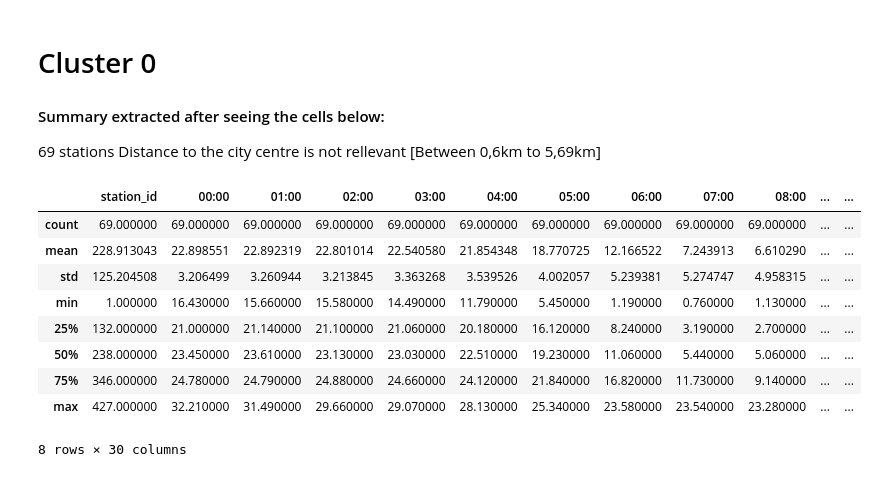
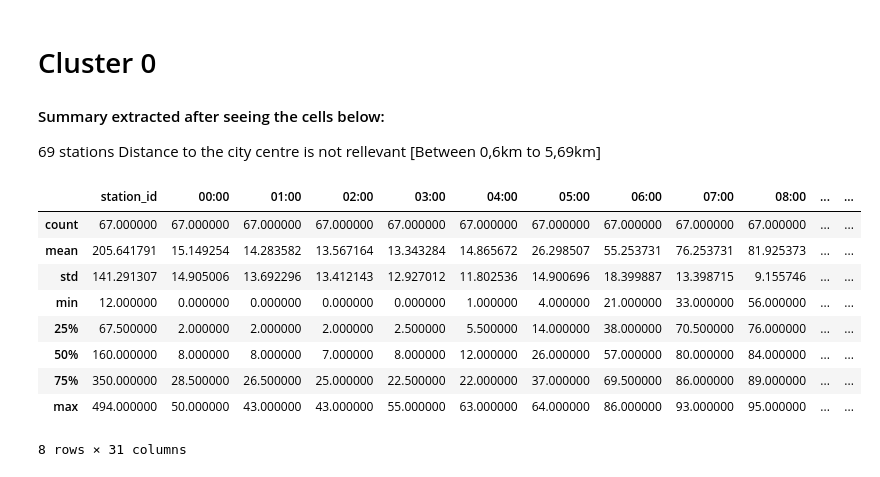
Before and after one commit to jaumevr15/Bicing-Stations-Analysis, a Jupyter notebook: your-project/code/3_cluster_analysis.ipynb, the cells around one changed output. Drawn from its saved outputs; the diff is of its cells as text; code cells hidden in the pictures.

```diff
--- a/your-project/code/3_cluster_analysis.ipynb
+++ b/your-project/code/3_cluster_analysis.ipynb
@@ -35,16 +35,16 @@ There are 5 different clusters, where 4 of them have similar values (67-88) and
 69 stations
 Distance to the city centre is not rellevant [Between 0,6km to 5,69km]
 # %%
-clusters[clusters.labels == 0].describe()
+clusters[clusters.labels == 2].describe()
 # %% [output]
 |  | station_id | 00:00 | 01:00 | 02:00 | 03:00 | 04:00 | 05:00 | 06:00 | 07:00 | 08:00 | ... | ... |
-| count | 69.000000 | 69.000000 | 69.000000 | 69.000000 | 69.000000 | 69.000000 | 69.000000 | 69.000000 | 69.000000 | 69.000000 | ... | ... |
-| mean | 228.913043 | 22.898551 | 22.892319 | 22.801014 | 22.540580 | 21.854348 | 18.770725 | 12.166522 | 7.243913 | 6.610290 | ... | ... |
-| std | 125.204508 | 3.206499 | 3.260944 | 3.213845 | 3.363268 | 3.539526 | 4.002057 | 5.239381 | 5.274747 | 4.958315 | ... | ... |
-| min | 1.000000 | 16.430000 | 15.660000 | 15.580000 | 14.490000 | 11.790000 | 5.450000 | 1.190000 | 0.760000 | 1.130000 | ... | ... |
-| 25% | 132.000000 | 21.000000 | 21.140000 | 21.100000 | 21.060000 | 20.180000 | 16.120000 | 8.240000 | 3.190000 | 2.700000 | ... | ... |
-| 50% | 238.000000 | 23.450000 | 23.610000 | 23.130000 | 23.030000 | 22.510000 | 19.230000 | 11.060000 | 5.440000 | 5.060000 | ... | ... |
-| 75% | 346.000000 | 24.780000 | 24.790000 | 24.880000 | 24.660000 | 24.120000 | 21.840000 | 16.820000 | 11.730000 | 9.140000 | ... | ... |
-| max | 427.000000 | 32.210000 | 31.490000 | 29.660000 | 29.070000 | 28.130000 | 25.340000 | 23.580000 | 23.540000 | 23.280000 | ... | ... |
+| count | 67.000000 | 67.000000 | 67.000000 | 67.000000 | 67.000000 | 67.000000 | 67.000000 | 67.000000 | 67.000000 | 67.000000 | ... | ... |
+| mean | 205.641791 | 15.149254 | 14.283582 | 13.567164 | 13.343284 | 14.865672 | 26.298507 | 55.253731 | 76.253731 | 81.925373 | ... | ... |
+| std | 141.291307 | 14.905006 | 13.692296 | 13.412143 | 12.927012 | 11.802536 | 14.900696 | 18.399887 | 13.398715 | 9.155746 | ... | ... |
+| min | 12.000000 | 0.000000 | 0.000000 | 0.000000 | 0.000000 | 1.000000 | 4.000000 | 21.000000 | 33.000000 | 56.000000 | ... | ... |
+| 25% | 67.500000 | 2.000000 | 2.000000 | 2.000000 | 2.500000 | 5.500000 | 14.000000 | 38.000000 | 70.500000 | 76.000000 | ... | ... |
+| 50% | 160.000000 | 8.000000 | 8.000000 | 7.000000 | 8.000000 | 12.000000 | 26.000000 | 57.000000 | 80.000000 | 84.000000 | ... | ... |
+| 75% | 350.000000 | 28.500000 | 26.500000 | 25.000000 | 22.500000 | 22.000000 | 37.000000 | 69.500000 | 86.000000 | 89.000000 | ... | ... |
+| max | 494.000000 | 50.000000 | 43.000000 | 43.000000 | 55.000000 | 63.000000 | 64.000000 | 86.000000 | 93.000000 | 95.000000 | ... | ... |
-8 rows × 30 columns
+8 rows × 31 columns
 # %%
```
Also changed, not shown: parts of 12 cells of this notebook.
